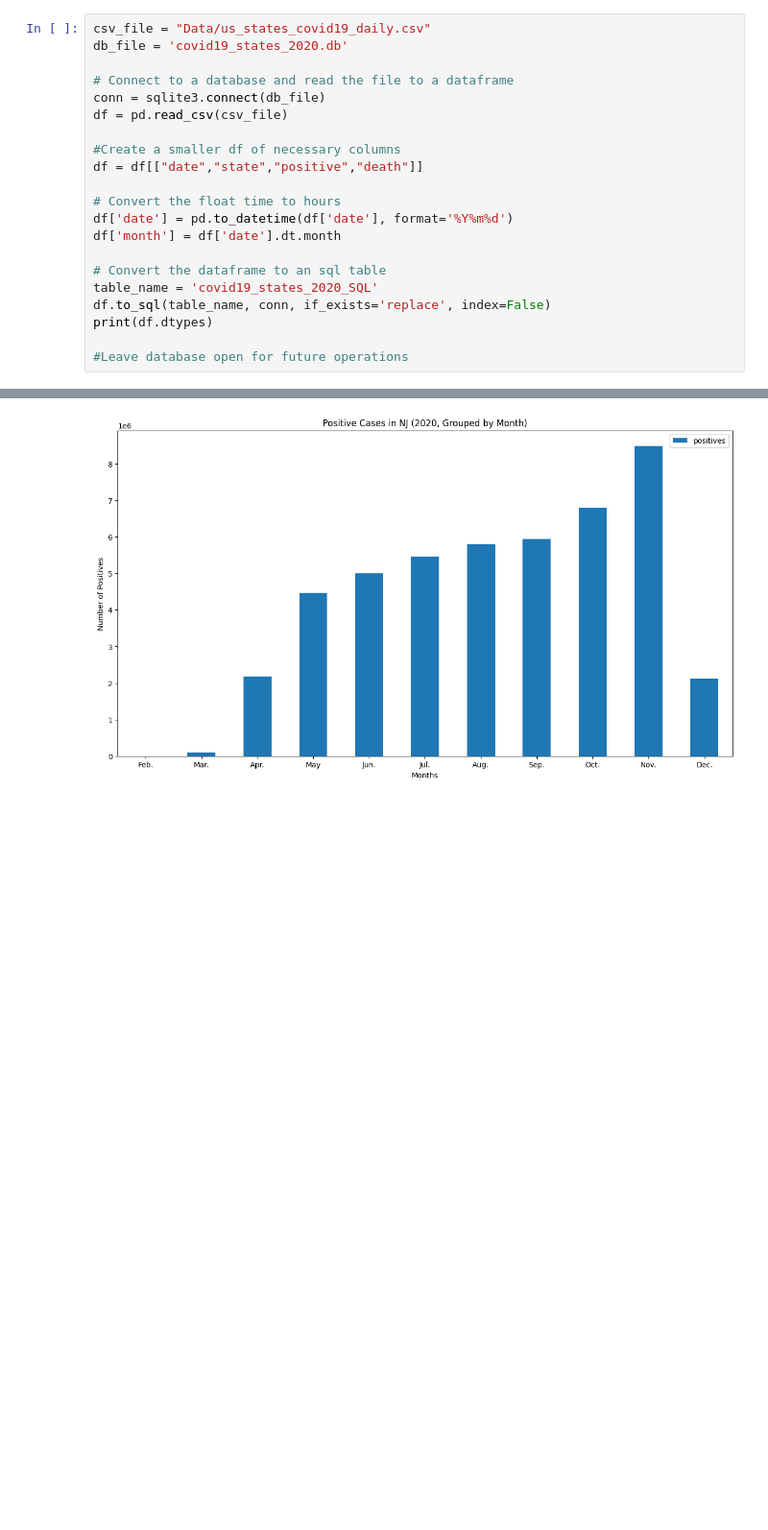
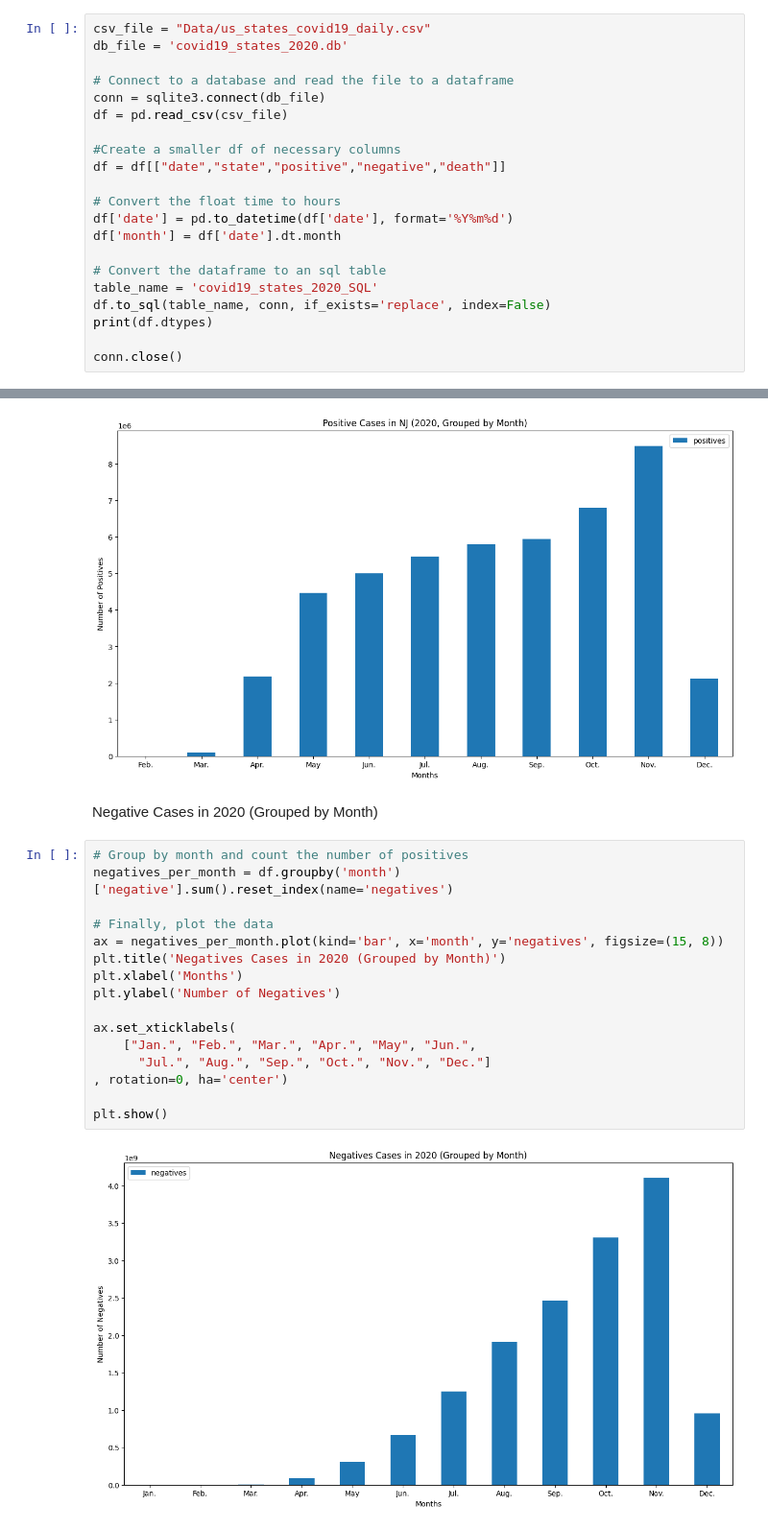
Before and after one commit to Ian-Qu/Covid_19_Data, a Jupyter notebook: main.ipynb, the cells around one changed output, grey strips where cells are left out. Shown: that part at 96% size. Cells and saved outputs as stored; diff of their text form; blank space fills up the shorter version.

Commit message:
Additional Charts

```diff
--- a/main.ipynb
+++ b/main.ipynb
@@ -14,7 +14,7 @@ conn = sqlite3.connect(db_file)
 df = pd.read_csv(csv_file)
 
 #Create a smaller df of necessary columns
-df = df[["date","state","positive","death"]]
+df = df[["date","state","positive","negative","death"]]
 
 # Convert the float time to hours
 df['date'] = pd.to_datetime(df['date'], format='%Y%m%d')
@@ -25,7 +25,7 @@ table_name = 'covid19_states_2020_SQL'
 df.to_sql(table_name, conn, if_exists='replace', index=False)
 print(df.dtypes)
 
-#Leave database open for future operations
+conn.close()
 # %% [output]
 date        datetime64[ns]
 state               object
@@ -89,3 +92,23 @@ ax.set_xticklabels(
 plt.show()
 # %% [output]
 [figure]
+# %% [markdown]
+Negative Cases in 2020 (Grouped by Month)
+# %%
+# Group by month and count the number of positives
+negatives_per_month = df.groupby('month')['negative'].sum().reset_index(name='negatives')
+
+# Finally, plot the data
+ax = negatives_per_month.plot(kind='bar', x='month', y='negatives', figsize=(15, 8))
+plt.title('Negatives Cases in 2020 (Grouped by Month)')
+plt.xlabel('Months')
+plt.ylabel('Number of Negatives')
+
+ax.set_xticklabels(
+    ["Jan.", "Feb.", "Mar.", "Apr.", "May", "Jun.",
+      "Jul.", "Aug.", "Sep.", "Oct.", "Nov.", "Dec."]
+, rotation=0, ha='center')
+
+plt.show()
+# %% [output]
+[figure, added]
```
Also changed, not shown: parts of 4 cells of this notebook, 4 other files.
